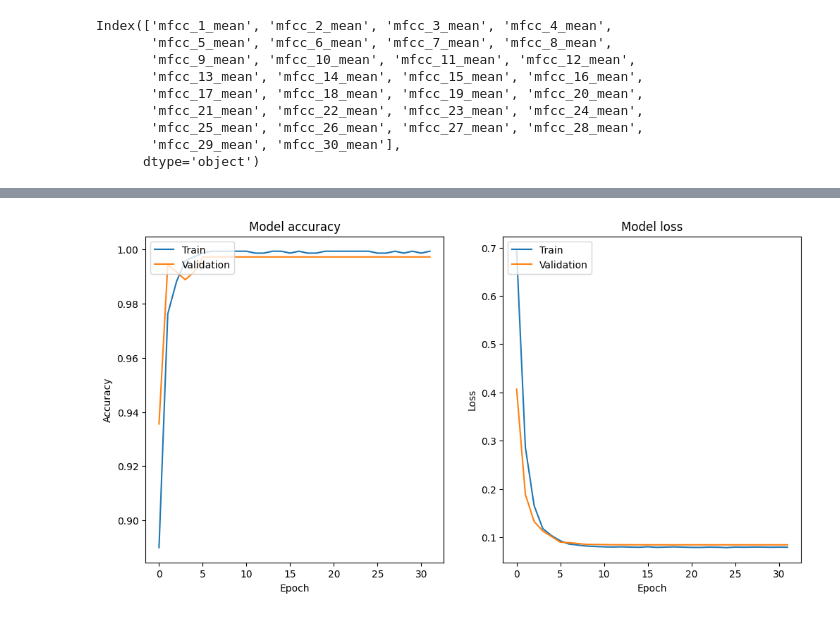
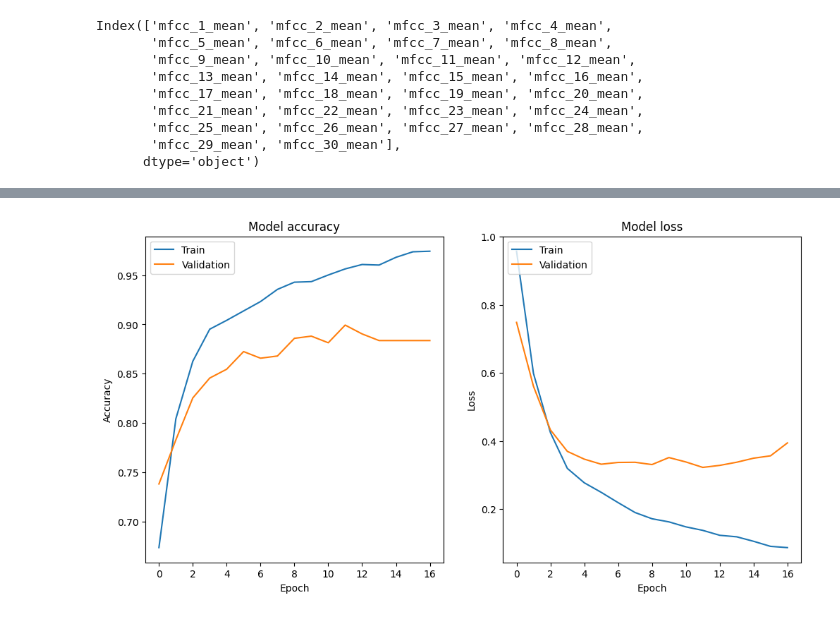
Before and after one commit to ronanhansel/deepfake-audio-detector, a Jupyter notebook: train.ipynb, the cells around one changed output, grey strips where cells are left out. Drawn from its saved outputs; the diff is of its cells as text; code cells hidden in the pictures.

Commit message:
feat: best

```diff
--- a/train.ipynb
+++ b/train.ipynb
@@ -139,7 +108,7 @@ X_test, y_test
 # %%
 # 2. Create LSTM model
 model = Sequential()
-input_shape = (X_train.shape[1], X_train.shape[2])
+input_shape = (padded_sequences.shape[1], padded_sequences.shape[2])
 model.add(Input(shape=input_shape))
 model.add((LSTM(64, return_sequences=True)))
 model.add(Dropout(0.2))
@@ -162,13 +131,18 @@ def scheduler(epoch, lr):
 
 reduce_lr = LearningRateScheduler(scheduler)
 
+# 4. Training with separate validation data
 history = model.fit(
-    X_train,
+    X_train_scaled,
     y_train,
     epochs=100,
     batch_size=32,
-    validation_split=0.2,
-    callbacks=[early_stopping, model_checkpoint, reduce_lr],
+    shuffle=True,
+    validation_data=(X_val_scaled, y_val),
+    callbacks=[early_stopping, model_checkpoint]
 )
+
+with open('./output/scaler.pkl', 'wb') as f:
+    pickle.dump(scaler, f)
 # %% [output]
 Epoch 1/100
@@ -191,28 +169,29 @@ Epoch 32/100
 # %%
 # Plot training & validation accuracy values
 plt.figure(figsize=(12, 6))
 plt.subplot(1, 2, 1)
 plt.plot(history.history['accuracy'])
 plt.plot(history.history['val_accuracy'])
 plt.title('Model accuracy')
 plt.ylabel('Accuracy')
 plt.xlabel('Epoch')
 plt.legend(['Train', 'Validation'], loc='upper left')
 
 # Plot training & validation loss values
 plt.subplot(1, 2, 2)
 plt.plot(history.history['loss'])
 plt.plot(history.history['val_loss'])
 plt.title('Model loss')
 plt.ylabel('Loss')
 plt.xlabel('Epoch')
 plt.legend(['Train', 'Validation'], loc='upper left')
 
 plt.show()
 
-# Evaluate
-loss, accuracy = model.evaluate(X_test, y_test)
-print(f"Test Loss: {loss}")
-print(f"Test Accuracy: {accuracy}")
+# # Evaluate
+# test_model = keras.models.load_model("best_model.keras")
+# loss, accuracy = test_model.evaluate(X_test, y_test)
+# print(f"Test Loss: {loss}")
+# print(f"Test Accuracy: {accuracy}")
 # %% [output]
-[figure, old version]
+[figure, new version]
```
Also changed, not shown: parts of 6 cells of this notebook, 5 other files.
